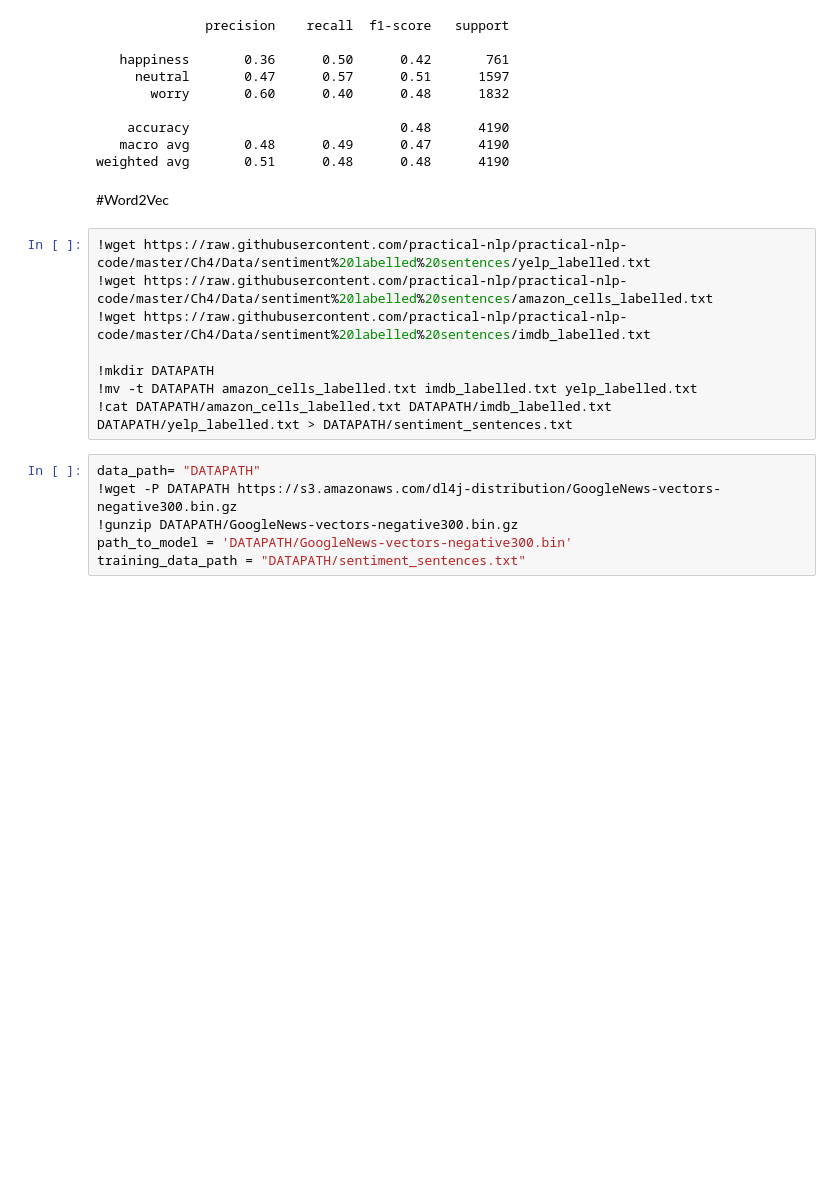
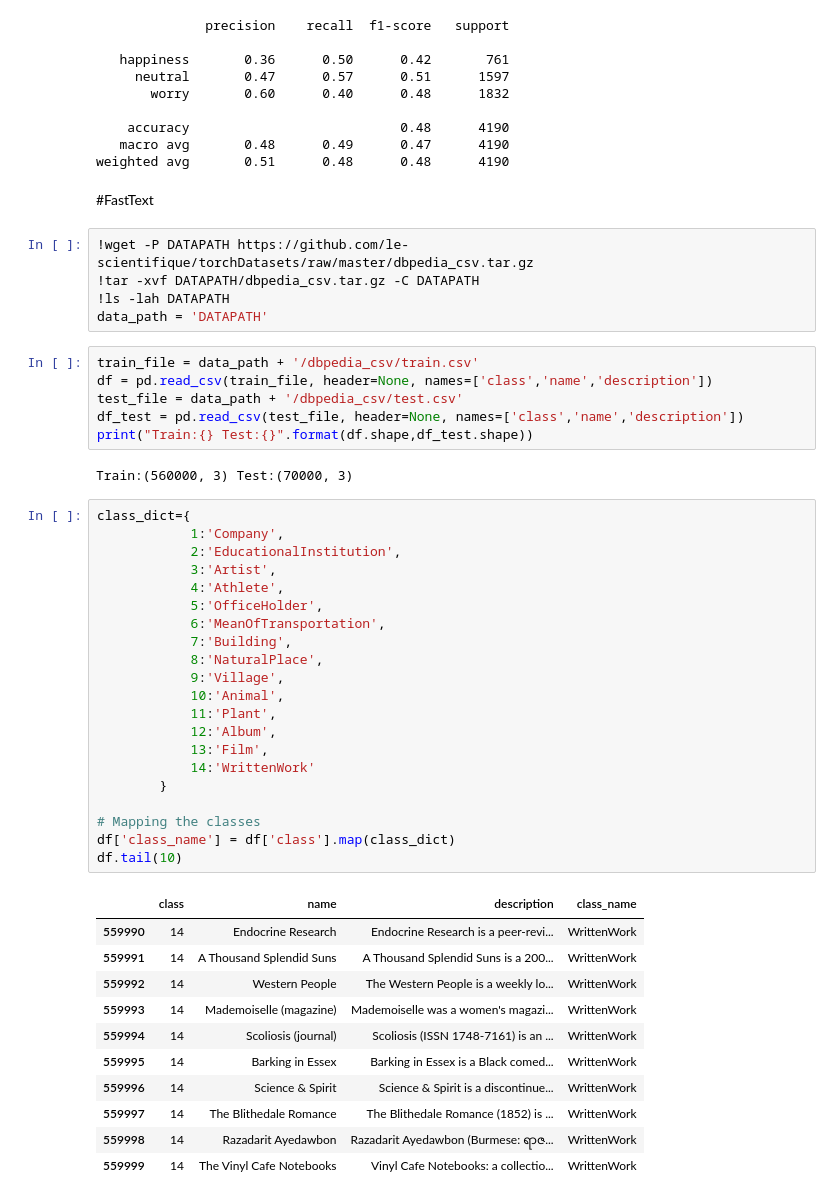
Before and after one commit to mralamdari/NLP-Text_Classification, a Jupyter notebook: NLP_Text2Vec_Classification.ipynb, the cells around one changed output. Cells and saved outputs as stored; diff of their text form; blank space fills up the shorter version.

```diff
--- a/NLP_Text2Vec_Classification.ipynb
+++ b/NLP_Text2Vec_Classification.ipynb
@@ -139,18 +139,50 @@ print(metrics.classification_report(y_test, preds))
    macro avg       0.48      0.49      0.47      4190
 weighted avg       0.51      0.48      0.48      4190
 # %% [markdown]
-#Word2Vec
+#FastText
-# %%
-!wget https://raw.githubusercontent.com/practical-nlp/practical-nlp-code/master/Ch4/Data/sentiment%20labelled%20sentences/yelp_labelled.txt
-!wget https://raw.githubusercontent.com/practical-nlp/practical-nlp-code/master/Ch4/Data/sentiment%20labelled%20sentences/amazon_cells_labelled.txt
-!wget https://raw.githubusercontent.com/practical-nlp/practical-nlp-code/master/Ch4/Data/sentiment%20labelled%20sentences/imdb_labelled.txt
-
-!mkdir DATAPATH
-!mv -t DATAPATH amazon_cells_labelled.txt imdb_labelled.txt yelp_labelled.txt
-!cat DATAPATH/amazon_cells_labelled.txt DATAPATH/imdb_labelled.txt DATAPATH/yelp_labelled.txt > DATAPATH/sentiment_sentences.txt
-# %%
-data_path= "DATAPATH"
-!wget -P DATAPATH https://s3.amazonaws.com/dl4j-distribution/GoogleNews-vectors-negative300.bin.gz
-!gunzip DATAPATH/GoogleNews-vectors-negative300.bin.gz
-path_to_model = 'DATAPATH/GoogleNews-vectors-negative300.bin'
-training_data_path = "DATAPATH/sentiment_sentences.txt"
+# %%
+!wget -P DATAPATH https://github.com/le-scientifique/torchDatasets/raw/master/dbpedia_csv.tar.gz
+!tar -xvf DATAPATH/dbpedia_csv.tar.gz -C DATAPATH
+!ls -lah DATAPATH
+data_path = 'DATAPATH'
+# %%
+train_file = data_path + '/dbpedia_csv/train.csv'
+df = pd.read_csv(train_file, header=None, names=['class','name','description'])
+test_file = data_path + '/dbpedia_csv/test.csv'
+df_test = pd.read_csv(test_file, header=None, names=['class','name','description'])
+print("Train:{} Test:{}".format(df.shape,df_test.shape))
+# %% [output]
+Train:(560000, 3) Test:(70000, 3)
+# %%
+class_dict={
+            1:'Company',
+            2:'EducationalInstitution',
+            3:'Artist',
+            4:'Athlete',
+            5:'OfficeHolder',
+            6:'MeanOfTransportation',
+            7:'Building',
+            8:'NaturalPlace',
+            9:'Village',
+            10:'Animal',
+            11:'Plant',
+            12:'Album',
+            13:'Film',
+            14:'WrittenWork'
+        }
+
+# Mapping the classes
+df['class_name'] = df['class'].map(class_dict)
+df.tail(10)
+# %% [output]
+|  | class | name | description | class_name |
+| 559990 | 14 | Endocrine Research | Endocrine Research is a peer-revi... | WrittenWork |
+| 559991 | 14 | A Thousand Splendid Suns | A Thousand Splendid Suns is a 200... | WrittenWork |
+| 559992 | 14 | Western People | The Western People is a weekly lo... | WrittenWork |
+| 559993 | 14 | Mademoiselle (magazine) | Mademoiselle was a women's magazi... | WrittenWork |
+| 559994 | 14 | Scoliosis (journal) | Scoliosis (ISSN 1748-7161) is an ... | WrittenWork |
+| 559995 | 14 | Barking in Essex | Barking in Essex is a Black comed... | WrittenWork |
+| 559996 | 14 | Science & Spirit | Science & Spirit is a discontinue... | WrittenWork |
+| 559997 | 14 | The Blithedale Romance | The Blithedale Romance (1852) is ... | WrittenWork |
+| 559998 | 14 | Razadarit Ayedawbon | Razadarit Ayedawbon (Burmese: ရာဇ... | WrittenWork |
+| 559999 | 14 | The Vinyl Cafe Notebooks | Vinyl Cafe Notebooks: a collectio... | WrittenWork |
```
Also changed, not shown: parts of 1 cell of this notebook.
